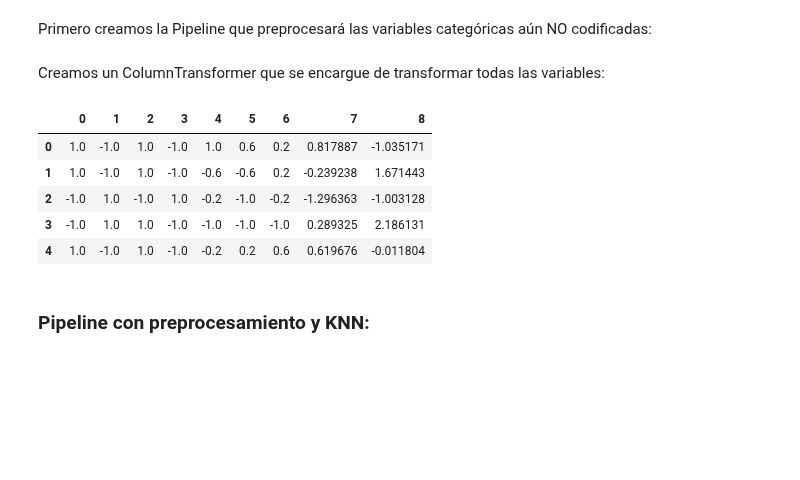
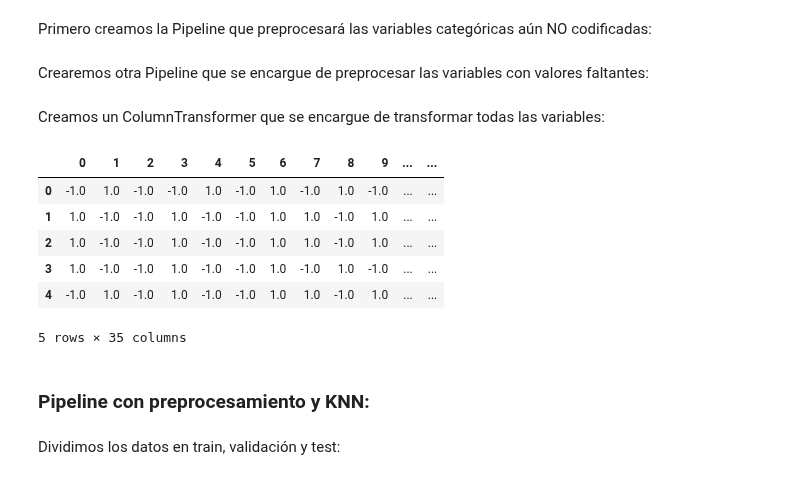
Before and after one commit to GOIH/MineriaDatos, a Jupyter notebook: analisis.ipynb, the cells around one changed output. Drawn from its saved outputs; the diff is of its cells as text; code cells hidden in the pictures; blank space fills up the shorter version.

```diff
--- a/analisis.ipynb
+++ b/analisis.ipynb
@@ -42,2 +119,8 @@ y = data[variableSalida].copy()
+# %%
+variablesEntrada = data.columns[:-1]
+variableSalida = data.columns[-1]
+
+X = data.iloc[:, :-1].copy()
+y = data.iloc[:,-1].copy()
 # %% [markdown]
 Convertimos las categorías a números con codificación ordinal:
@@ -222,8 +293,15 @@ Para aplicar el preprocesamiento de manera más sencilla y evitar errores que no
 Primero creamos la Pipeline que preprocesará las variables categóricas aún NO codificadas:
 # %%
 categorical_preprocessor = Pipeline(steps=[
-    ('ohe_encoder', ce.OneHotEncoder()),
+    ('binary_encoder', ce.BinaryEncoder()),
     ('scaler', MinMaxScaler(feature_range=(-1, 1)))
 ])
+# %% [markdown]
+Crearemos otra Pipeline que se encargue de preprocesar las variables con valores faltantes:
+# %%
+nan_preprocessor = Pipeline(steps=[
+    ('imputer', SimpleImputer(strategy='mean')),
+    ('scaler', StandardScaler())
+])
 # %% [markdown]
 Creamos un ColumnTransformer que se encargue de transformar todas las variables:
@@ -243,14 +308,35 @@ preprocessor = ColumnTransformer(
+# %%
+preprocessor = ColumnTransformer(
+    transformers=[
+        # Codificamos y normalizamos las variables categóricas NO codificadas
+        ('categorical_preprocessor', categorical_preprocessor, [
+            "gender", "SeniorCitizen", "Partner", "Dependents", "PhoneService",
+            "MultipleLines", "InternetService", "OnlineSecurity", "OnlineBackup",
+            "DeviceProtection", "TechSupport", "StreamingTV", "StreamingMovies",
+            "Contract", "PaperlessBilling", "PaymentMethod"
+        ]),
+        # Imputamos y normalizamos en las variables con valores faltantes
+        ('nan_preprocessor', nan_preprocessor, [
+            "TotalCharges"
+        ]),
+        # Normalizamos las variables numéricas sin valores faltantes con Z-score
+        ('z_score_scaler', StandardScaler(), [
+            "tenure", "MonthlyCharges"
+        ])
+    ]
+)
 # %%
-X = preprocessor.fit_transform(X)
+X_modified = preprocessor.fit_transform(X)
 
 # Visualizamos los datos transformados
-pd.DataFrame(X).head()
+pd.DataFrame(X_modified).head()
 # %% [output]
-|  | 0 | 1 | 2 | 3 | 4 | 5 | 6 | 7 | 8 |
-| 0 | 1.0 | -1.0 | 1.0 | -1.0 | 1.0 | 0.6 | 0.2 | 0.817887 | -1.035171 |
-| 1 | 1.0 | -1.0 | 1.0 | -1.0 | -0.6 | -0.6 | 0.2 | -0.239238 | 1.671443 |
-| 2 | -1.0 | 1.0 | -1.0 | 1.0 | -0.2 | -1.0 | -0.2 | -1.296363 | -1.003128 |
-| 3 | -1.0 | 1.0 | 1.0 | -1.0 | -1.0 | -1.0 | -1.0 | 0.289325 | 2.186131 |
-| 4 | 1.0 | -1.0 | 1.0 | -1.0 | -0.2 | 0.2 | 0.6 | 0.619676 | -0.011804 |
+|  | 0 | 1 | 2 | 3 | 4 | 5 | 6 | 7 | 8 | 9 | ... | ... |
+| 0 | -1.0 | 1.0 | -1.0 | -1.0 | 1.0 | -1.0 | 1.0 | -1.0 | 1.0 | -1.0 | ... | ... |
+| 1 | 1.0 | -1.0 | -1.0 | 1.0 | -1.0 | -1.0 | 1.0 | 1.0 | -1.0 | 1.0 | ... | ... |
+| 2 | 1.0 | -1.0 | -1.0 | 1.0 | -1.0 | -1.0 | 1.0 | 1.0 | -1.0 | 1.0 | ... | ... |
+| 3 | 1.0 | -1.0 | -1.0 | 1.0 | -1.0 | -1.0 | 1.0 | -1.0 | 1.0 | -1.0 | ... | ... |
+| 4 | -1.0 | 1.0 | -1.0 | 1.0 | -1.0 | -1.0 | 1.0 | 1.0 | -1.0 | 1.0 | ... | ... |
+5 rows × 35 columns
 # %% [markdown]
 ### Pipeline con preprocesamiento y KNN:
@@ -261,0 +343,2 @@ modelo = Pipeline([
+# %% [markdown]
+Dividimos los datos en train, validación y test:
```
Also changed, not shown: parts of 52 cells of this notebook, 3 other files.
